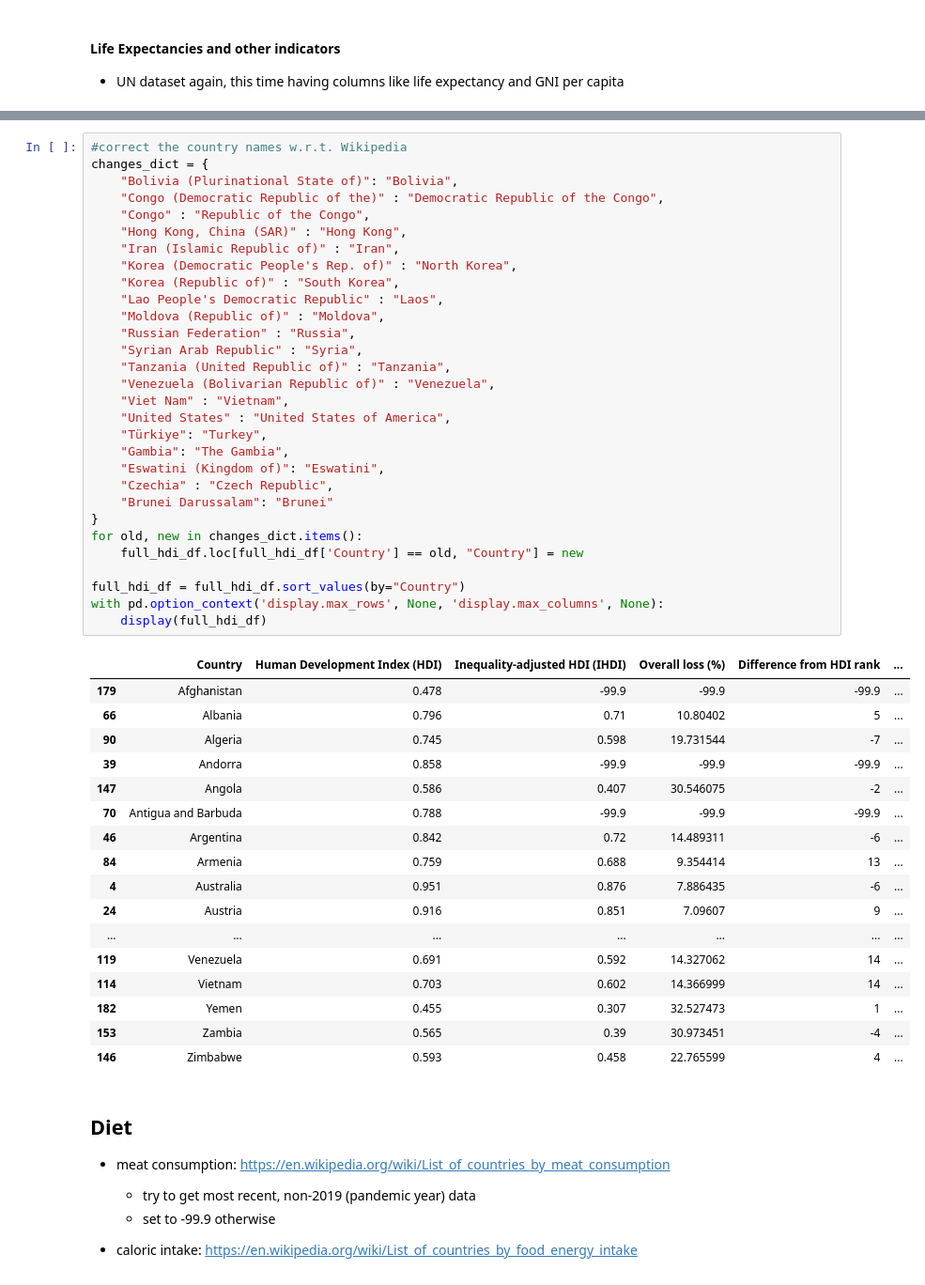
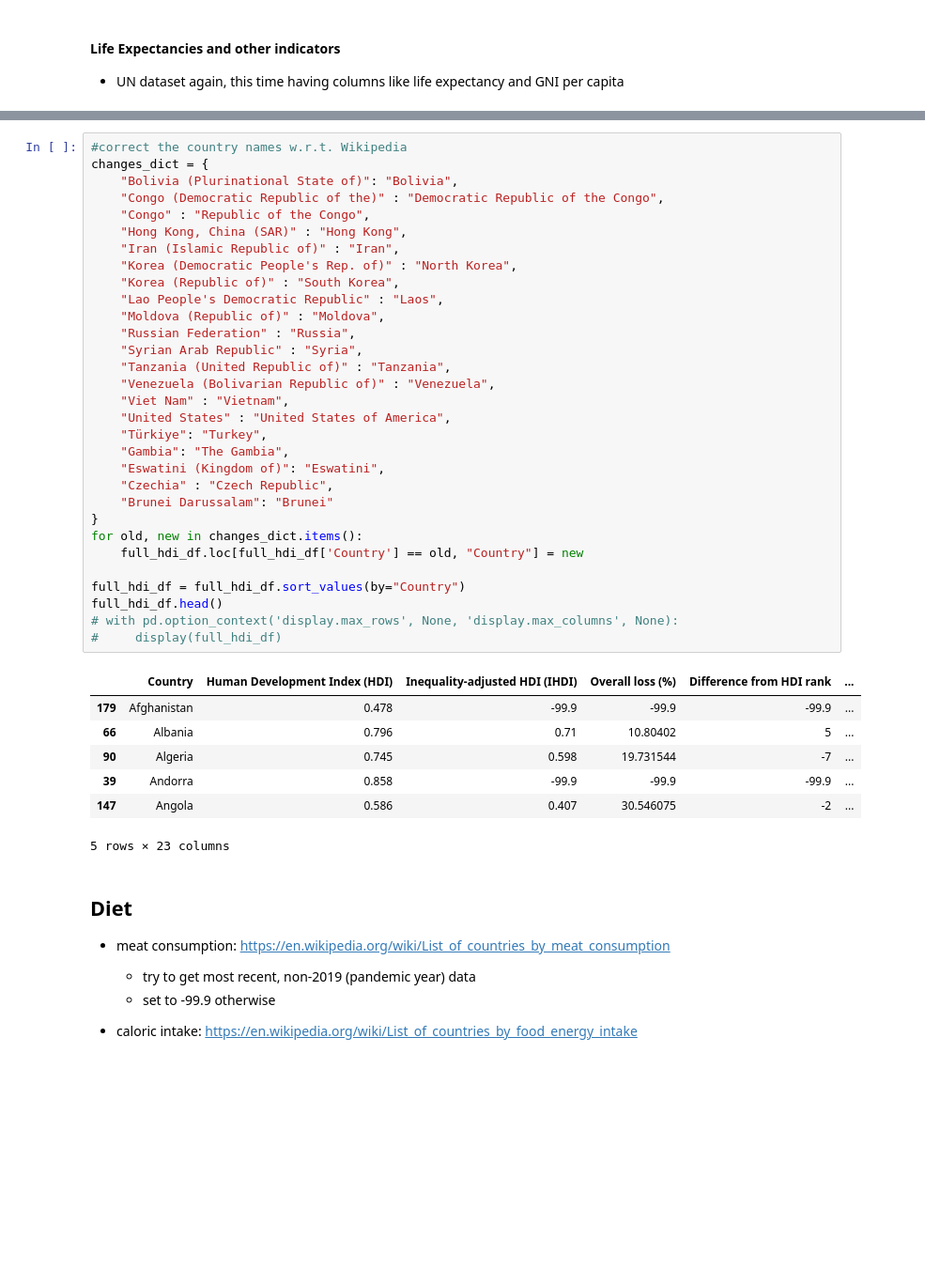
Before and after one commit to ryanbordo/Life-Expectancies-Analysis, a Jupyter notebook: p2.ipynb, the cells around one changed output, grey strips where cells are left out. Shown: that part at 94% size. Saved outputs shown, nothing was run; the diff lists cells and outputs as text; blank space fills up the shorter version.

```diff
--- a/p2.ipynb
+++ b/p2.ipynb
@@ -222,46 +210,37 @@ changes_dict = {
     "Congo" : "Republic of the Congo",
     "Hong Kong, China (SAR)" : "Hong Kong",
     "Iran (Islamic Republic of)" : "Iran",
     "Korea (Democratic People's Rep. of)" : "North Korea",
     "Korea (Republic of)" : "South Korea",
     "Lao People's Democratic Republic" : "Laos",
     "Moldova (Republic of)" : "Moldova",
     "Russian Federation" : "Russia",
     "Syrian Arab Republic" : "Syria",
     "Tanzania (United Republic of)" : "Tanzania",
     "Venezuela (Bolivarian Republic of)" : "Venezuela",
     "Viet Nam" : "Vietnam",
     "United States" : "United States of America",
     "Türkiye": "Turkey",
     "Gambia": "The Gambia",
     "Eswatini (Kingdom of)": "Eswatini",
     "Czechia" : "Czech Republic",
     "Brunei Darussalam": "Brunei"
 }
 for old, new in changes_dict.items():
     full_hdi_df.loc[full_hdi_df['Country'] == old, "Country"] = new
 
 full_hdi_df = full_hdi_df.sort_values(by="Country")
-with pd.option_context('display.max_rows', None, 'display.max_columns', None):
-    display(full_hdi_df)
+full_hdi_df.head()
+# with pd.option_context('display.max_rows', None, 'display.max_columns', None):
+#     display(full_hdi_df)
 # %% [output]
 |  | Country | Human Development Index (HDI) | Inequality-adjusted HDI (IHDI) | Overall loss (%) | Difference from HDI rank | ... |
 | 179 | Afghanistan | 0.478 | -99.9 | -99.9 | -99.9 | ... |
 | 66 | Albania | 0.796 | 0.71 | 10.80402 | 5 | ... |
 | 90 | Algeria | 0.745 | 0.598 | 19.731544 | -7 | ... |
 | 39 | Andorra | 0.858 | -99.9 | -99.9 | -99.9 | ... |
 | 147 | Angola | 0.586 | 0.407 | 30.546075 | -2 | ... |
-| 70 | Antigua and Barbuda | 0.788 | -99.9 | -99.9 | -99.9 | ... |
-| 46 | Argentina | 0.842 | 0.72 | 14.489311 | -6 | ... |
-| 84 | Armenia | 0.759 | 0.688 | 9.354414 | 13 | ... |
-| 4 | Australia | 0.951 | 0.876 | 7.886435 | -6 | ... |
-| 24 | Austria | 0.916 | 0.851 | 7.09607 | 9 | ... |
-| ... | ... | ... | ... | ... | ... | ... |
-| 119 | Venezuela | 0.691 | 0.592 | 14.327062 | 14 | ... |
-| 114 | Vietnam | 0.703 | 0.602 | 14.366999 | 14 | ... |
-| 182 | Yemen | 0.455 | 0.307 | 32.527473 | 1 | ... |
-| 153 | Zambia | 0.565 | 0.39 | 30.973451 | -4 | ... |
-| 146 | Zimbabwe | 0.593 | 0.458 | 22.765599 | 4 | ... |
+5 rows × 23 columns
 # %% [markdown]
 ## Diet
 - meat consumption: https://en.wikipedia.org/wiki/List_of_countries_by_meat_consumption
```
Also changed, not shown: parts of 7 cells of this notebook.
